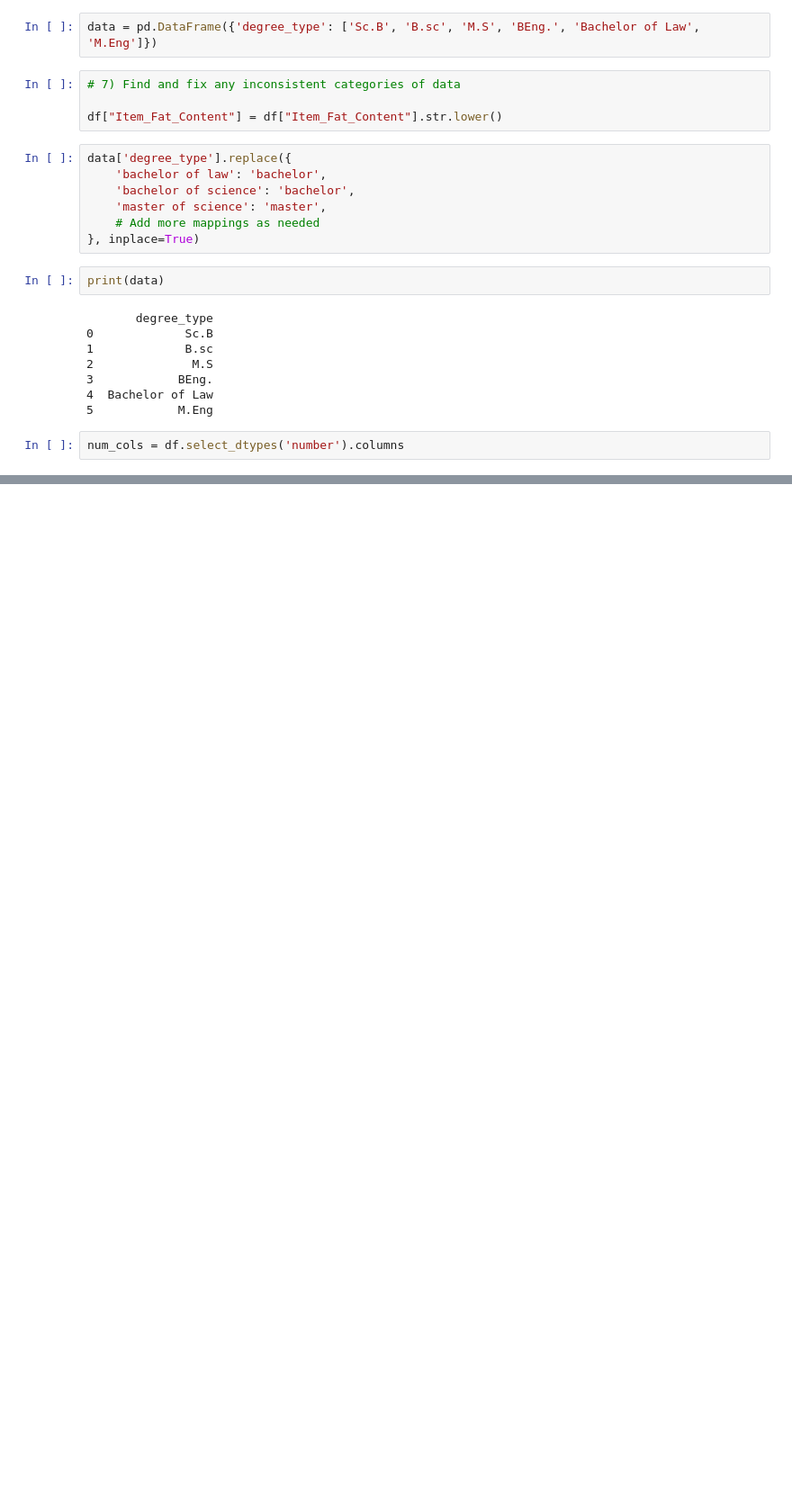
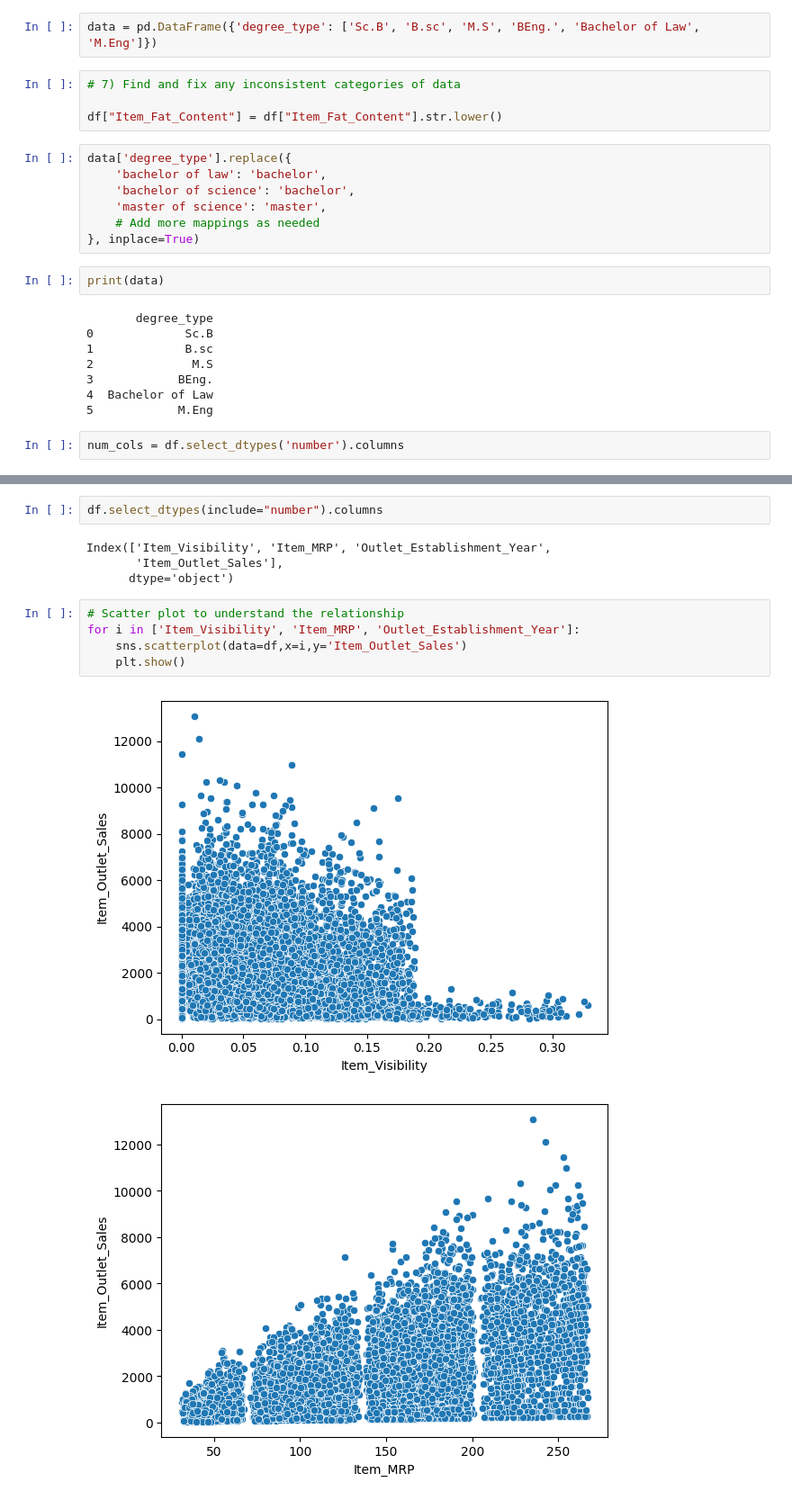
Before and after one commit to zyed79/Prediction-of-Product-Sales, a Jupyter notebook: Untitled1.ipynb, the cells around one changed output, grey strips where cells are left out. Shown at 90% size. Drawn from its saved outputs; the diff is of its cells as text; blank space fills up the shorter version.

```diff
--- a/Untitled1.ipynb
+++ b/Untitled1.ipynb
@@ -244,0 +301,14 @@ dtype: float64
+# %%
+df.select_dtypes(include="number").columns
+# %% [output]
+Index(['Item_Visibility', 'Item_MRP', 'Outlet_Establishment_Year',
+       'Item_Outlet_Sales'],
+      dtype='object')
+# %%
+# Scatter plot to understand the relationship
+for i in ['Item_Visibility', 'Item_MRP', 'Outlet_Establishment_Year']:
+    sns.scatterplot(data=df,x=i,y='Item_Outlet_Sales')
+    plt.show()
+# %% [output]
+[figure, added]
+[figure, added]
```
Also changed, not shown: parts of 21 cells of this notebook.
